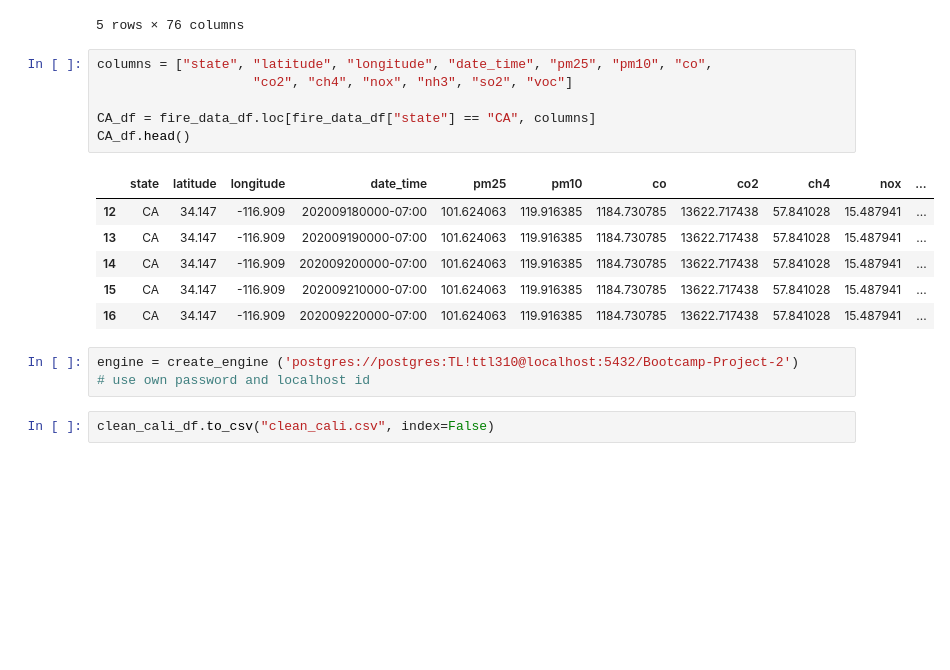
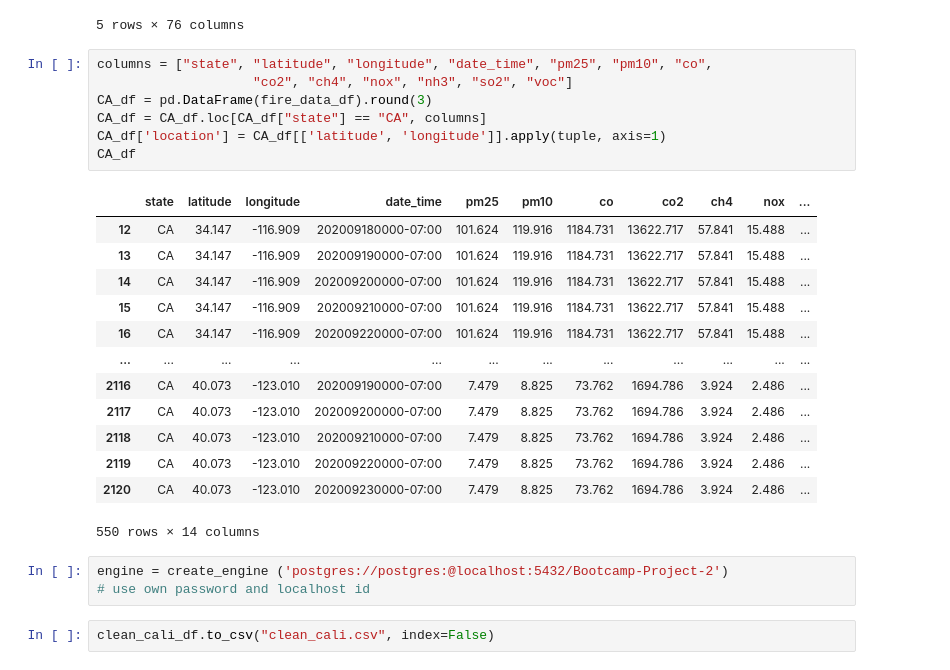
Before and after one commit to TrentELittle/Bootcamp-Project-2, a Jupyter notebook: Bootcamp-Project-2.ipynb, the cells around one changed output. Drawn from its saved outputs; the diff is of its cells as text; blank space fills up the shorter version.

```diff
--- a/Bootcamp-Project-2.ipynb
+++ b/Bootcamp-Project-2.ipynb
@@ -96,18 +97,26 @@ fire_data_df.head()
 # %%
 columns = ["state", "latitude", "longitude", "date_time", "pm25", "pm10", "co",
                     "co2", "ch4", "nox", "nh3", "so2", "voc"]
-
-CA_df = fire_data_df.loc[fire_data_df["state"] == "CA", columns]
-CA_df.head()
+CA_df = pd.DataFrame(fire_data_df).round(3)
+CA_df = CA_df.loc[CA_df["state"] == "CA", columns]
+CA_df['location'] = CA_df[['latitude', 'longitude']].apply(tuple, axis=1)
+CA_df
 # %% [output]
 |  | state | latitude | longitude | date_time | pm25 | pm10 | co | co2 | ch4 | nox | ... |
-| 12 | CA | 34.147 | -116.909 | 202009180000-07:00 | 101.624063 | 119.916385 | 1184.730785 | 13622.717438 | 57.841028 | 15.487941 | ... |
-| 13 | CA | 34.147 | -116.909 | 202009190000-07:00 | 101.624063 | 119.916385 | 1184.730785 | 13622.717438 | 57.841028 | 15.487941 | ... |
-| 14 | CA | 34.147 | -116.909 | 202009200000-07:00 | 101.624063 | 119.916385 | 1184.730785 | 13622.717438 | 57.841028 | 15.487941 | ... |
-| 15 | CA | 34.147 | -116.909 | 202009210000-07:00 | 101.624063 | 119.916385 | 1184.730785 | 13622.717438 | 57.841028 | 15.487941 | ... |
-| 16 | CA | 34.147 | -116.909 | 202009220000-07:00 | 101.624063 | 119.916385 | 1184.730785 | 13622.717438 | 57.841028 | 15.487941 | ... |
+| 12 | CA | 34.147 | -116.909 | 202009180000-07:00 | 101.624 | 119.916 | 1184.731 | 13622.717 | 57.841 | 15.488 | ... |
+| 13 | CA | 34.147 | -116.909 | 202009190000-07:00 | 101.624 | 119.916 | 1184.731 | 13622.717 | 57.841 | 15.488 | ... |
+| 14 | CA | 34.147 | -116.909 | 202009200000-07:00 | 101.624 | 119.916 | 1184.731 | 13622.717 | 57.841 | 15.488 | ... |
+| 15 | CA | 34.147 | -116.909 | 202009210000-07:00 | 101.624 | 119.916 | 1184.731 | 13622.717 | 57.841 | 15.488 | ... |
+| 16 | CA | 34.147 | -116.909 | 202009220000-07:00 | 101.624 | 119.916 | 1184.731 | 13622.717 | 57.841 | 15.488 | ... |
+| ... | ... | ... | ... | ... | ... | ... | ... | ... | ... | ... | ... |
+| 2116 | CA | 40.073 | -123.010 | 202009190000-07:00 | 7.479 | 8.825 | 73.762 | 1694.786 | 3.924 | 2.486 | ... |
+| 2117 | CA | 40.073 | -123.010 | 202009200000-07:00 | 7.479 | 8.825 | 73.762 | 1694.786 | 3.924 | 2.486 | ... |
+| 2118 | CA | 40.073 | -123.010 | 202009210000-07:00 | 7.479 | 8.825 | 73.762 | 1694.786 | 3.924 | 2.486 | ... |
+| 2119 | CA | 40.073 | -123.010 | 202009220000-07:00 | 7.479 | 8.825 | 73.762 | 1694.786 | 3.924 | 2.486 | ... |
+| 2120 | CA | 40.073 | -123.010 | 202009230000-07:00 | 7.479 | 8.825 | 73.762 | 1694.786 | 3.924 | 2.486 | ... |
+550 rows × 14 columns
 # %%
-engine = create_engine ('postgres://postgres:TL!ttl310@localhost:5432/Bootcamp-Project-2')
+engine = create_engine ('postgres://postgres:@localhost:5432/Bootcamp-Project-2')
 # use own password and localhost id
 # %%
 clean_cali_df.to_csv("clean_cali.csv", index=False)
```
Also changed, not shown: parts of 1 cell of this notebook.
